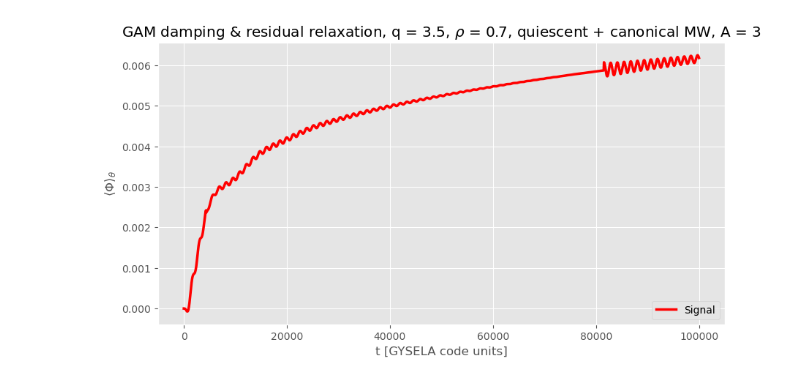
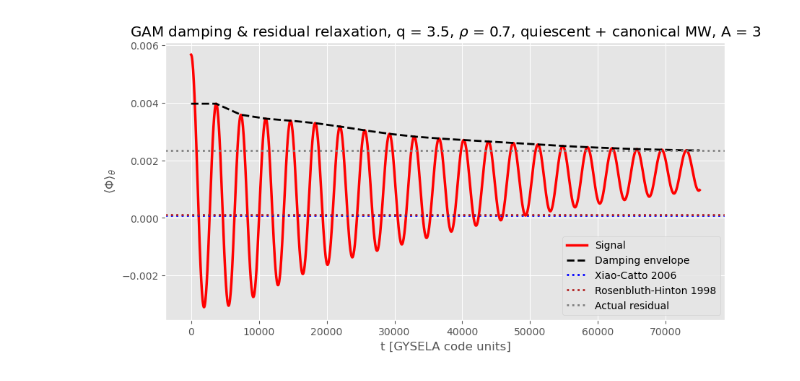
Before and after one commit to seferoni/GYSELA_utils, a Jupyter notebook: post-processing/scripts/exploratory_notebooks/rosenbluth_hinton_mn0.ipynb, the cells around one changed output. Drawn from its saved outputs; the diff is of its cells as text; code cells hidden in the pictures.

```diff
--- a/post-processing/scripts/exploratory_notebooks/rosenbluth_hinton_mn0.ipynb
+++ b/post-processing/scripts/exploratory_notebooks/rosenbluth_hinton_mn0.ipynb
@@ -12,6 +12,6 @@ import phi2D_analytical as analytical;
 plt.style.use("ggplot");
 # %%
 # Test inputs - delete when done!
-directory_path = "/zhisongqu_data/seth/GYSELA/raw/fresh_batch_10.0/DN_RHTEST_A3_QUIESCENT_CANONICAL";
+directory_path = "/zhisongqu_data/seth/GYSELA/raw/GG2019_circular_qscan/DN_GG2019_QSCAN_1.5";
 data_arrays = reader.fetch_phi2D_data(directory_path, parallelise = True);
 # %% [output]
@@ -24,40 +24,40 @@ Finished compiling data from all files in the directory.
 # %%
 def plot_rosenbluth_hinton(phi2D_list, dt_diag, aspect_ratio, safety_factor, title_suffix = "", effective_radius = 0.7, residual_window = 100, signal_band_pass = True):
 
 	# Signal isolation and data processing.
 	radial_time_series = utils.generate_poloidally_averaged_time_series(phi2D_list, effective_radius);
 
 	if signal_band_pass:
 		radial_time_series = utils.butterworth_band_pass_filter(radial_time_series, dt_diag);
 
 	# We recover the actual time in code units here (normalised to the ion cyclotron frequency).
 	# This does not actually change the size of the array, only its spacing.
 	time_range = gys_utils.generate_time_range_by_series(radial_time_series, dt_diag);
 	GAM_frequency = utils.extract_gam_frequency(phi2D_list, dt_diag, effective_radius);
-	#amplitude_envelope = utils.generate_damping_envelope(radial_time_series, GAM_frequency, dt_diag);
-	#initial_amplitude = max(amplitude_envelope);
-	#residual_level = utils.calculate_residual_level(amplitude_envelope, residual_window, use_heuristic_approach = True);
-	#residual_level_xc2006 = analytical.residual_XiaoCatto2006(1. / aspect_ratio, safety_factor, k_rho = 0.01) * initial_amplitude;
-	#residual_level_rh1998 = analytical.residual_RosenbluthHinton1998(1. / aspect_ratio, safety_factor) * initial_amplitude;
+	amplitude_envelope = utils.generate_damping_envelope(radial_time_series, GAM_frequency, dt_diag);
+	initial_amplitude = max(amplitude_envelope);
+	residual_level = utils.calculate_residual_level(amplitude_envelope, residual_window, use_heuristic_approach = True);
+	residual_level_xc2006 = analytical.residual_XiaoCatto2006(1. / aspect_ratio, safety_factor, k_rho = 0.01) * initial_amplitude;
+	residual_level_rh1998 = analytical.residual_RosenbluthHinton1998(1. / aspect_ratio, safety_factor) * initial_amplitude;
 
 	if signal_band_pass:
 		# Restore residual levels as the band-pass eliminates this information.
 		radial_time_series += residual_level;
 		amplitude_envelope += residual_level;
 
 	# Figure plotting logic.
 	plt.figure(figsize = (10, 5));
 	plt.plot(time_range, radial_time_series, color = "red", lw = 2.5, label = "Signal");
-	#plt.plot(time_range, amplitude_envelope, color = "black", linestyle = "--", label= "Damping envelope", lw = 2.0);
-	#plt.axhline(y = residual_level_xc2006, color = "blue", linestyle = ":", label = "Xiao-Catto 2006", lw = 2.0);
-	#plt.axhline(y = residual_level_rh1998, color = "firebrick", linestyle = ":", label = "Rosenbluth-Hinton 1998", lw = 2.0);
-	#plt.axhline(y = residual_level, color = "gray", linestyle = ":", label = "Actual residual", lw = 2.0);
+	plt.plot(time_range, amplitude_envelope, color = "black", linestyle = "--", label= "Damping envelope", lw = 2.0);
+	plt.axhline(y = residual_level_xc2006, color = "blue", linestyle = ":", label = "Xiao-Catto 2006", lw = 2.0);
+	plt.axhline(y = residual_level_rh1998, color = "firebrick", linestyle = ":", label = "Rosenbluth-Hinton 1998", lw = 2.0);
+	plt.axhline(y = residual_level, color = "gray", linestyle = ":", label = "Actual residual", lw = 2.0);
 	plt.xlabel("t [GYSELA code units]");
 	plt.ylabel(r"$\langle \Phi \rangle_\theta$");
 	plt.title(f"GAM damping & residual relaxation, q = 3.5, $\\rho$ = {effective_radius}, {title_suffix}");
 	plt.legend(frameon = True, loc = "lower right");
 	plt.show();
 
 plot_rosenbluth_hinton(data_arrays, dt_diag = 50, aspect_ratio = 3.0, safety_factor = 3.5, effective_radius = 0.7, residual_window = 100, title_suffix = "quiescent + canonical MW, A = 3", signal_band_pass = False);
 # %% [output]
-[figure, old version]
+[figure, new version]
```
Also changed, not shown: parts of 1 cell of this notebook, 1 other file.
